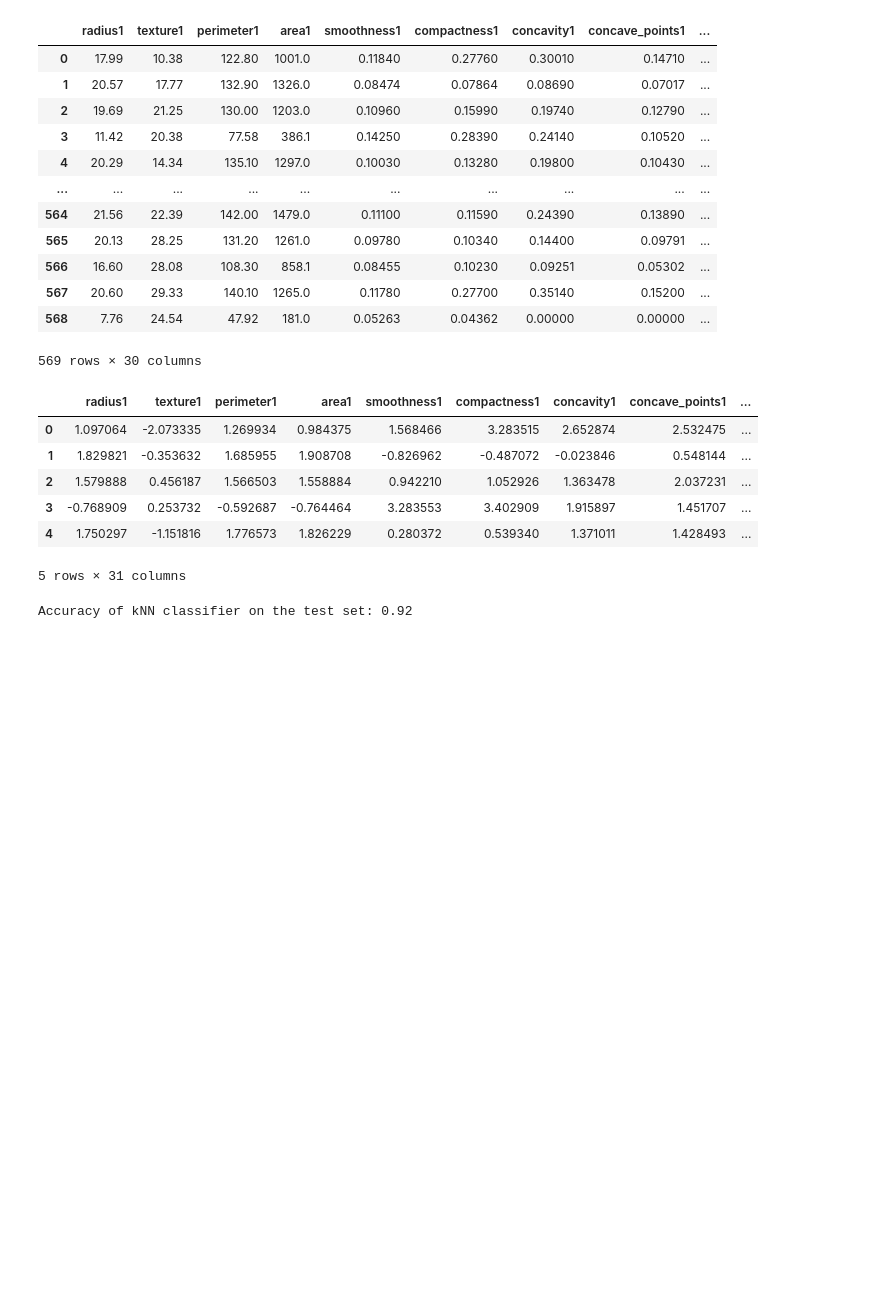
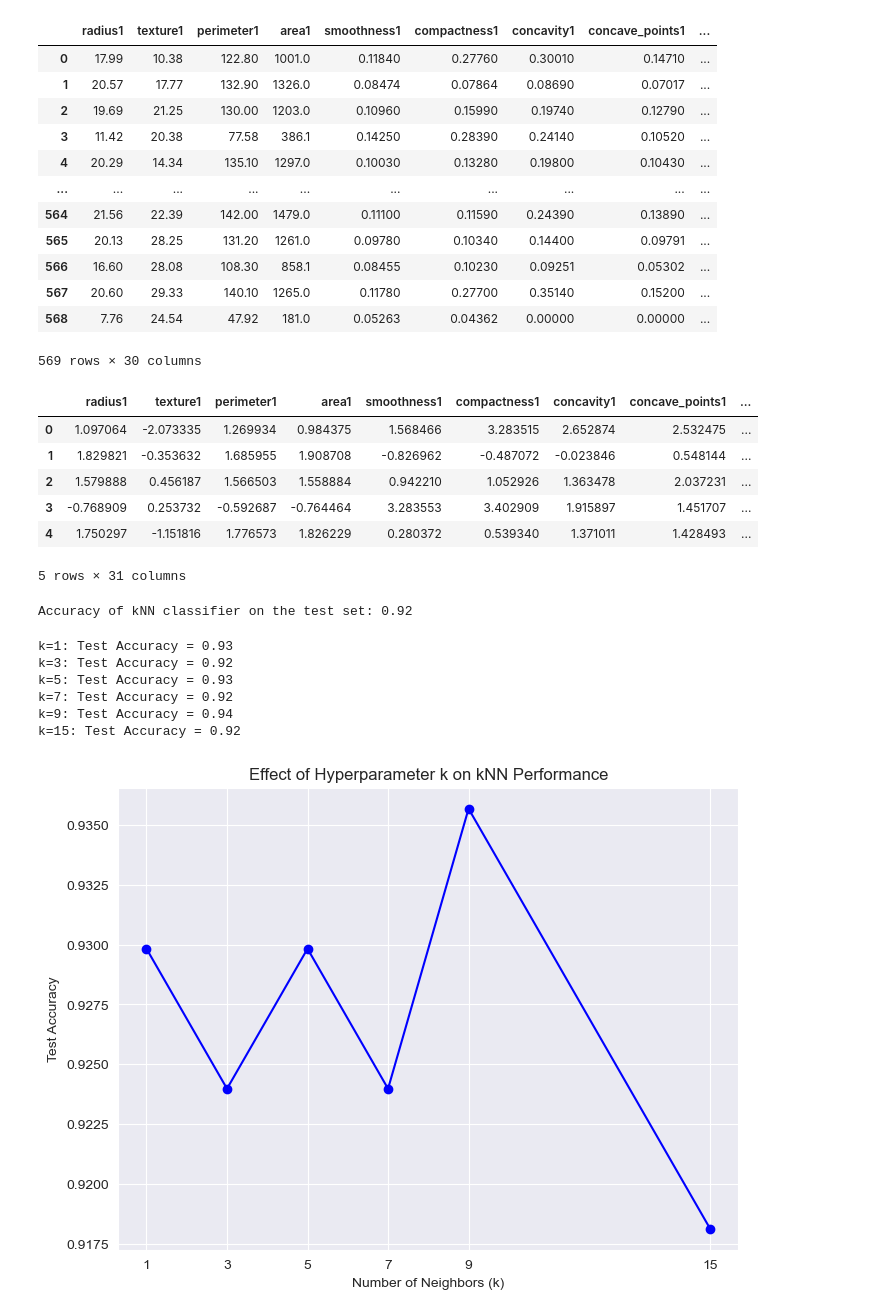
Before and after one commit to annagaom/koneoppiminen_oma, a Jupyter notebook: kNN_classiefier_fixed.ipynb, the cells around one changed output. Cells and saved outputs as stored; diff of their text form; code cells hidden in the pictures; blank space fills up the shorter version.

Commit message:
Train a binary classifier

```diff
--- a/kNN_classiefier_fixed.ipynb
+++ b/kNN_classiefier_fixed.ipynb
@@ -101,0 +99,35 @@ print()
+# %%
+# Experiment with different values of k
+k_values = [1, 3, 5, 7, 9, 15]
+accuracies = []
+
+for k in k_values:
+    # Create and train the kNN classifier
+    knn = KNeighborsClassifier(n_neighbors=k)
+    knn.fit(X_train, y_train)
+
+    # Predict on the test set
+    y_pred = knn.predict(X_test)
+
+    # Calculate accuracy
+    accuracy = accuracy_score(y_test, y_pred)
+    accuracies.append(accuracy)
+    print(f"k={k}: Test Accuracy = {accuracy:.2f}")
+
+# Plot the results
+plt.figure(figsize=(8, 6))
+plt.plot(k_values, accuracies, marker='o', linestyle='-', color='b')
+plt.title('Effect of Hyperparameter k on kNN Performance')
+plt.xlabel('Number of Neighbors (k)')
+plt.ylabel('Test Accuracy')
+plt.xticks(k_values)
+plt.grid(True)
+plt.show()
+# %% [output]
+k=1: Test Accuracy = 0.93
+k=3: Test Accuracy = 0.92
+k=5: Test Accuracy = 0.93
+k=7: Test Accuracy = 0.92
+k=9: Test Accuracy = 0.94
+k=15: Test Accuracy = 0.92
+[figure, added]
```
Also changed, not shown: parts of 1 cell of this notebook.
